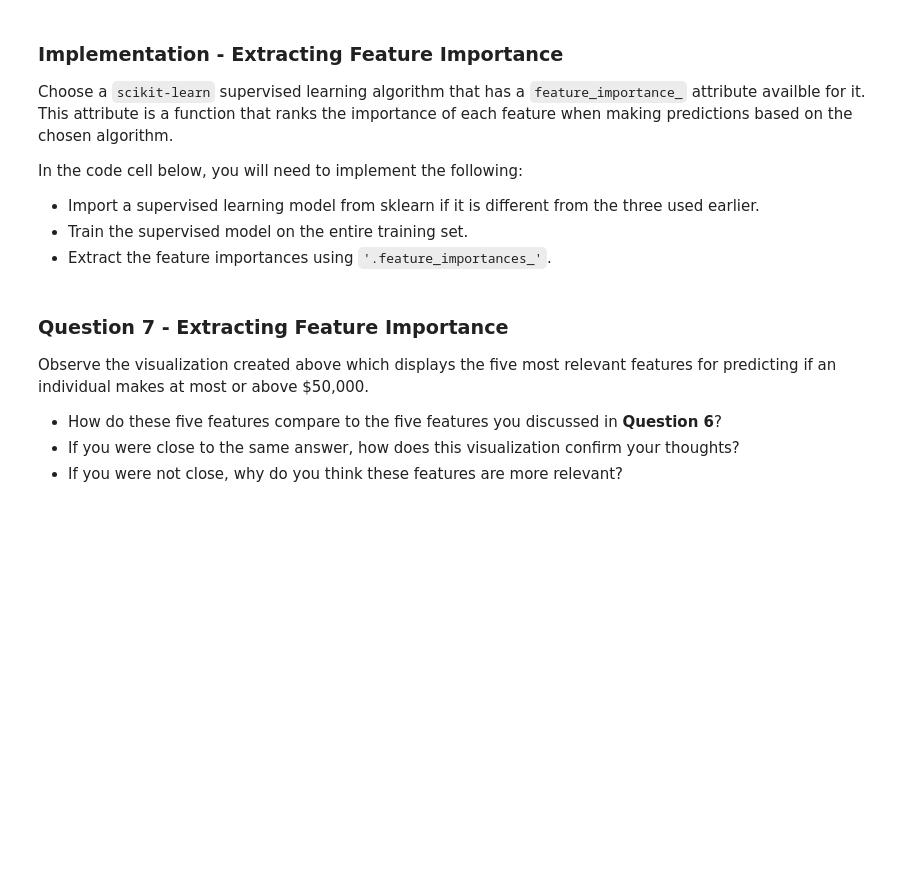
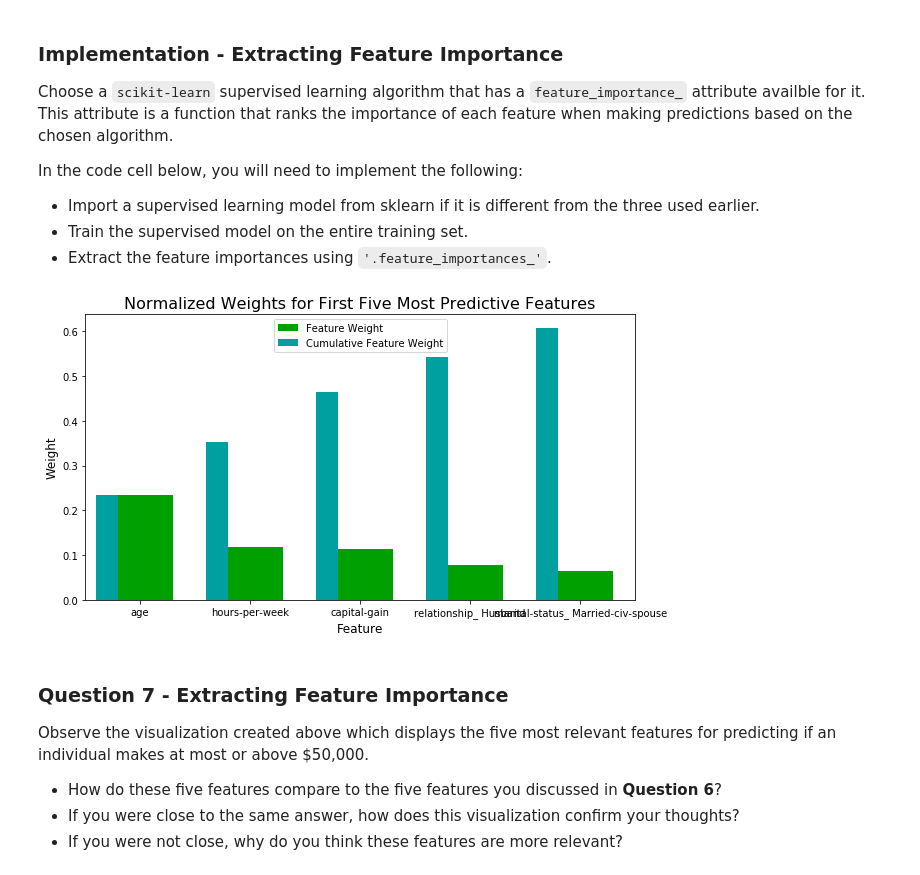
Before and after one commit to naveen-git/machine-learning, a Jupyter notebook: projects/finding_donors/finding_donors.ipynb, the cells around one changed output. Saved outputs shown, nothing was run; the diff lists cells and outputs as text; code cells hidden in the pictures; blank space fills up the shorter version.

```diff
--- a/projects/finding_donors/finding_donors.ipynb
+++ b/projects/finding_donors/finding_donors.ipynb
@@ -507,15 +567,17 @@ In the code cell below, you will need to implement the following:
 # %%
 # TODO: Import a supervised learning model that has 'feature_importances_'
 
 
 # TODO: Train the supervised model on the training set using .fit(X_train, y_train)
-model = None
+model = RandomForestClassifier(random_state = None).fit(X_train, y_train)
 
 # TODO: Extract the feature importances using .feature_importances_
-importances = None
+importances = model.feature_importances_
 
 # Plot
 vs.feature_plot(importances, X_train, y_train)
+# %% [output]
+[figure, added]
 # %% [markdown]
 ### Question 7 - Extracting Feature Importance
 
```
Also changed, not shown: parts of 21 cells of this notebook, 2 other files.
